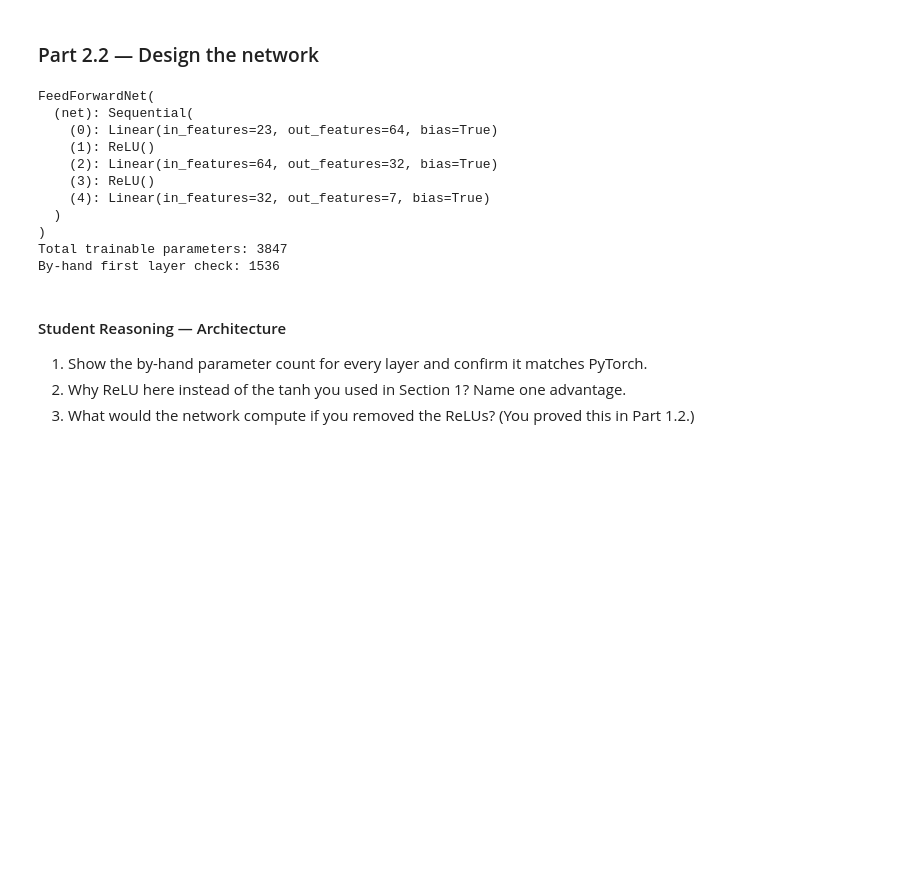
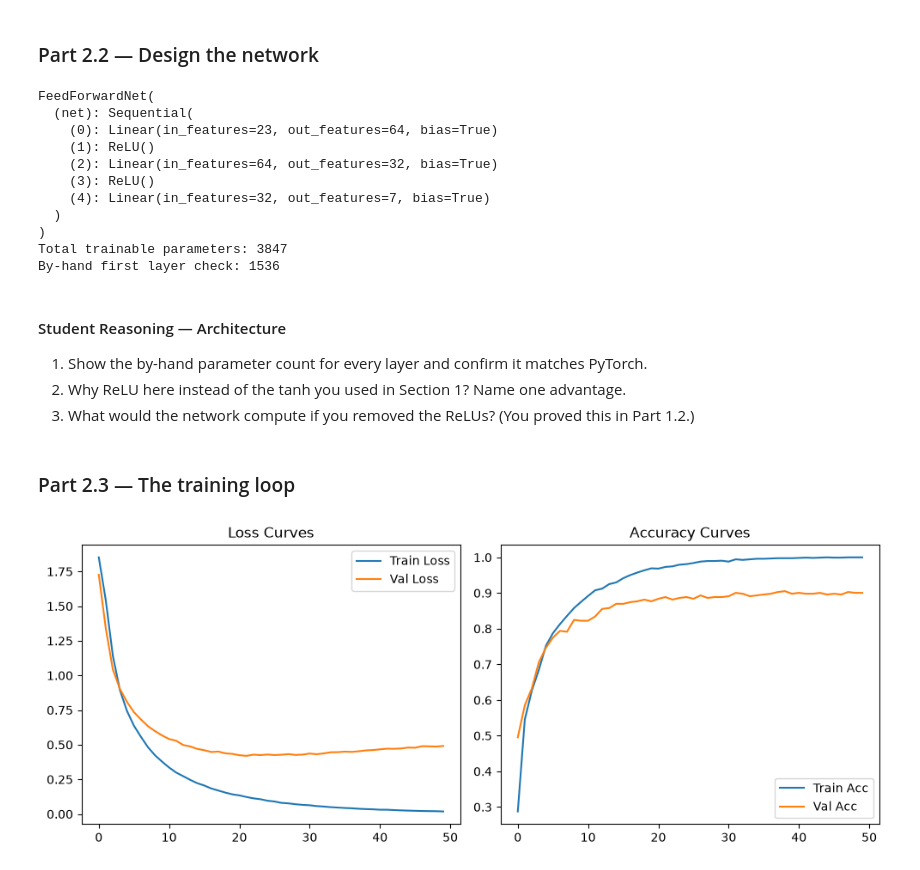
Before and after one commit to Blaise101/Blaise_Izerimana_Lab3, a Jupyter notebook: Lab_3.ipynb, the cells around one changed output. Drawn from its saved outputs; the diff is of its cells as text; code cells hidden in the pictures; blank space fills up the shorter version.

Commit message:
Part 2.3 — The training loop

```diff
--- a/Lab_3.ipynb
+++ b/Lab_3.ipynb
@@ -402,3 +402,79 @@ By-hand first layer check: 1536
 1. Show the by-hand parameter count for every layer and confirm it matches PyTorch.
 2. Why ReLU here instead of the tanh you used in Section 1? Name one advantage.
 3. What would the network compute if you removed the ReLUs? (You proved this in Part 1.2.)
+# %% [markdown]
+### Part 2.3 — The training loop
+# %%
+
+# TODO: criterion = nn.CrossEntropyLoss()
+#       optimizer = torch.optim.Adam(model.parameters(), lr=1e-3)   # or SGD — justify
+criterion = nn.CrossEntropyLoss()
+optimizer = torch.optim.Adam(model.parameters(), lr=1e-3)
+
+
+# TODO: Train for at least 50 epochs. Each epoch:
+#   1. model.train(); for xb, yb in train_loader:
+#        optimizer.zero_grad()
+#        logits = model(xb.to(DEVICE))
+#        loss = criterion(logits, yb.to(DEVICE))
+#        loss.backward()          # <- the backprop you wrote by hand in Part 1.2
+#        optimizer.step()         # <- the update rule you wrote in Part 1.1
+#   2. model.eval() + torch.no_grad(): compute loss AND accuracy on train and validation sets
+#   3. Append everything to history lists; print a one-line summary per epoch.
+
+def run_epoch(model, loader, criterion, optimizer=None):
+    is_train = optimizer is not None
+    model.train() if is_train else model.eval()
+
+    total_loss, correct, total = 0.0, 0, 0
+    with torch.set_grad_enabled(is_train):
+        for xb, yb in loader:
+            xb, yb = xb.to(DEVICE), yb.to(DEVICE)
+            if is_train:
+                optimizer.zero_grad()
+
+            logits = model(xb)
+            loss = criterion(logits, yb)
+
+            if is_train:
+                loss.backward()
+                optimizer.step()
+
+            total_loss += loss.item() * len(yb)
+            correct += (logits.argmax(dim=1) == yb).sum().item()
+            total += len(yb)
+
+    return total_loss / total, correct / total
+
+# TODO: Save the best model (highest validation accuracy):
+#   torch.save(model.state_dict(), "ffn_best.pt")
+history = {"train_loss": [], "val_loss": [], "train_acc": [], "val_acc": []}
+best_val_acc = 0.0
+
+for epoch in range(50):
+    tr_loss, tr_acc = run_epoch(model, train_loader, criterion, optimizer)
+    v_loss, v_acc = run_epoch(model, val_loader, criterion)
+
+    history["train_loss"].append(tr_loss)
+    history["val_loss"].append(v_loss)
+    history["train_acc"].append(tr_acc)
+    history["val_acc"].append(v_acc)
+
+    if v_acc > best_val_acc:
+        best_val_acc = v_acc
+        torch.save(model.state_dict(), "ffn_best.pt")
+
+# TODO: Plot loss curves (train + val) and accuracy curves (train + val), with legends.
+
+fig, ax = plt.subplots(1, 2, figsize=(10, 4))
+ax[0].plot(history["train_loss"], label="Train Loss")
+ax[0].plot(history["val_loss"], label="Val Loss")
+ax[0].set_title("Loss Curves"); ax[0].legend()
+
+ax[1].plot(history["train_acc"], label="Train Acc")
+ax[1].plot(history["val_acc"], label="Val Acc")
+ax[1].set_title("Accuracy Curves"); ax[1].legend()
+plt.tight_layout()
+plt.show()
+# %% [output]
+[figure, added]
```
Also changed, not shown: parts of 1 cell of this notebook, 1 other file.
